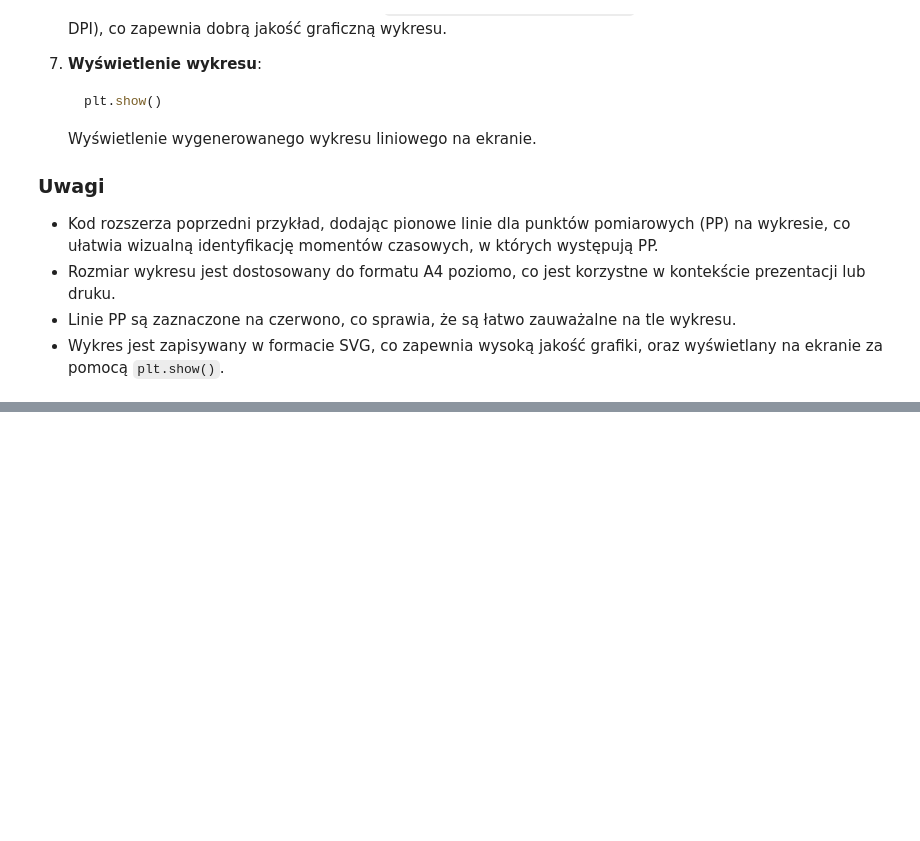
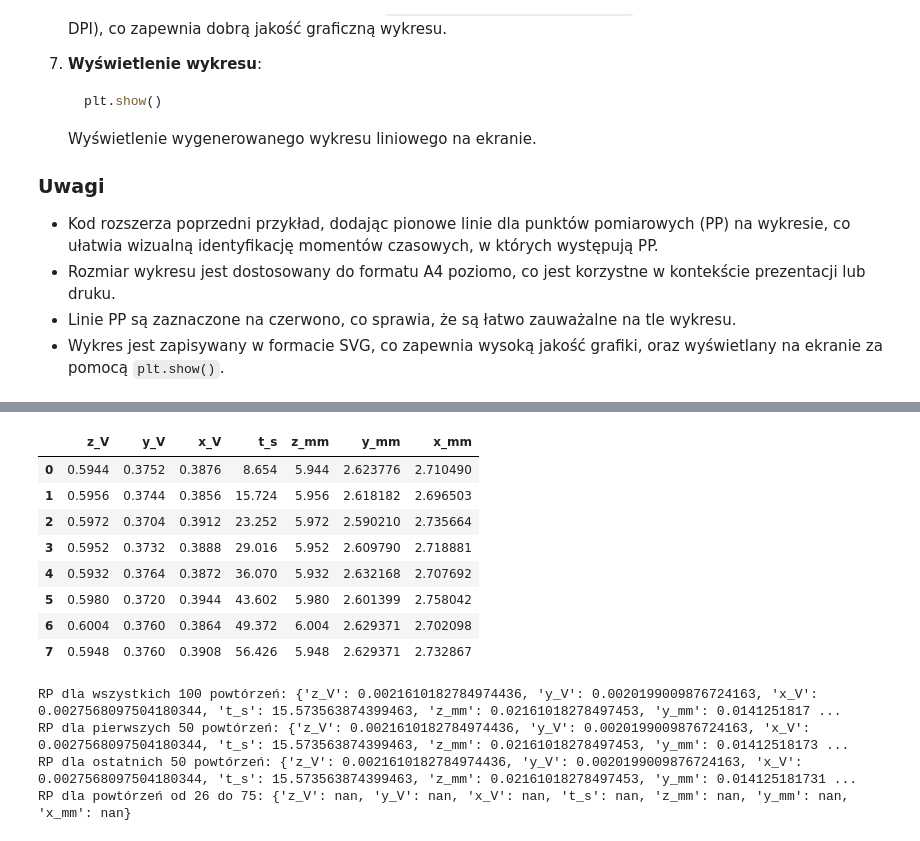
Before and after one commit to Niewiaro/Robot_Data_Analysis, a Jupyter notebook: robot-data-analysis.ipynb, the cells around one changed output, grey strips where cells are left out. Cells and saved outputs as stored; diff of their text form; code cells hidden in the pictures; blank space fills up the shorter version.

```diff
--- a/robot-data-analysis.ipynb
+++ b/robot-data-analysis.ipynb
@@ -578,0 +580,59 @@ print(len(PP_times))
+# %%
+import numpy as np
+
+def get_values_at_time_points(df, time_points):
+    selected_rows = []  # Lista do przechowywania wybranych wierszy
+
+    for t in time_points:
+        row = df[df['t_s'] == t]
+        if not row.empty:
+            selected_rows.append(row)
+
+    if selected_rows:
+        selected_df = pd.concat(selected_rows, ignore_index=True)
+    else:
+        selected_df = pd.DataFrame(columns=df.columns)  # Jeśli brak wybranych wierszy, zwróć pusty DataFrame
+
+    # display(selected_df)
+
+    return selected_df
+
+
+
+# Funkcja do obliczenia powtarzalności pozycjonowania (RP)
+def calculate_rp(values):
+    rp = {}
+    for axis in values:
+        rp[axis] = np.std(values[axis])
+    return rp
+
+# Pobranie wartości dla wybranych punktów czasowych
+values_at_time_points_all = get_values_at_time_points(df_cleaned, PP_times)
+display(values_at_time_points_all)
+# display(values_at_time_points_all[-3:])
+
+# # Obliczenie RP
+rp_values_all = calculate_rp(values_at_time_points_all)
+rp_values_first_50 = calculate_rp(values_at_time_points_all[:50])
+rp_values_last_50 = calculate_rp(values_at_time_points_all[-50:])
+rp_values_from_26_to_75 = calculate_rp(values_at_time_points_all[25:75])
+
+# # Wyświetlenie wyników
+print("RP dla wszystkich 100 powtórzeń:", rp_values_all)
+print("RP dla pierwszych 50 powtórzeń:", rp_values_first_50)
+print("RP dla ostatnich 50 powtórzeń:", rp_values_last_50)
+print("RP dla powtórzeń od 26 do 75:", rp_values_from_26_to_75)
+# %% [output]
+|  | z_V | y_V | x_V | t_s | z_mm | y_mm | x_mm |
+| 0 | 0.5944 | 0.3752 | 0.3876 | 8.654 | 5.944 | 2.623776 | 2.710490 |
+| 1 | 0.5956 | 0.3744 | 0.3856 | 15.724 | 5.956 | 2.618182 | 2.696503 |
+| 2 | 0.5972 | 0.3704 | 0.3912 | 23.252 | 5.972 | 2.590210 | 2.735664 |
+| 3 | 0.5952 | 0.3732 | 0.3888 | 29.016 | 5.952 | 2.609790 | 2.718881 |
+| 4 | 0.5932 | 0.3764 | 0.3872 | 36.070 | 5.932 | 2.632168 | 2.707692 |
+| 5 | 0.5980 | 0.3720 | 0.3944 | 43.602 | 5.980 | 2.601399 | 2.758042 |
+| 6 | 0.6004 | 0.3760 | 0.3864 | 49.372 | 6.004 | 2.629371 | 2.702098 |
+| 7 | 0.5948 | 0.3760 | 0.3908 | 56.426 | 5.948 | 2.629371 | 2.732867 |
+RP dla wszystkich 100 powtórzeń: {'z_V': 0.0021610182784974436, 'y_V': 0.0020199009876724163, 'x_V': 0.0027568097504180344, 't_s': 15.573563874399463, 'z_mm': 0.02161018278497453, 'y_mm': 0.0141251817 ...
+RP dla pierwszych 50 powtórzeń: {'z_V': 0.0021610182784974436, 'y_V': 0.0020199009876724163, 'x_V': 0.0027568097504180344, 't_s': 15.573563874399463, 'z_mm': 0.02161018278497453, 'y_mm': 0.01412518173 ...
+RP dla ostatnich 50 powtórzeń: {'z_V': 0.0021610182784974436, 'y_V': 0.0020199009876724163, 'x_V': 0.0027568097504180344, 't_s': 15.573563874399463, 'z_mm': 0.02161018278497453, 'y_mm': 0.014125181731 ...
+RP dla powtórzeń od 26 do 75: {'z_V': nan, 'y_V': nan, 'x_V': nan, 't_s': nan, 'z_mm': nan, 'y_mm': nan, 'x_mm': nan}
```
Also changed, not shown: parts of 10 cells of this notebook.
